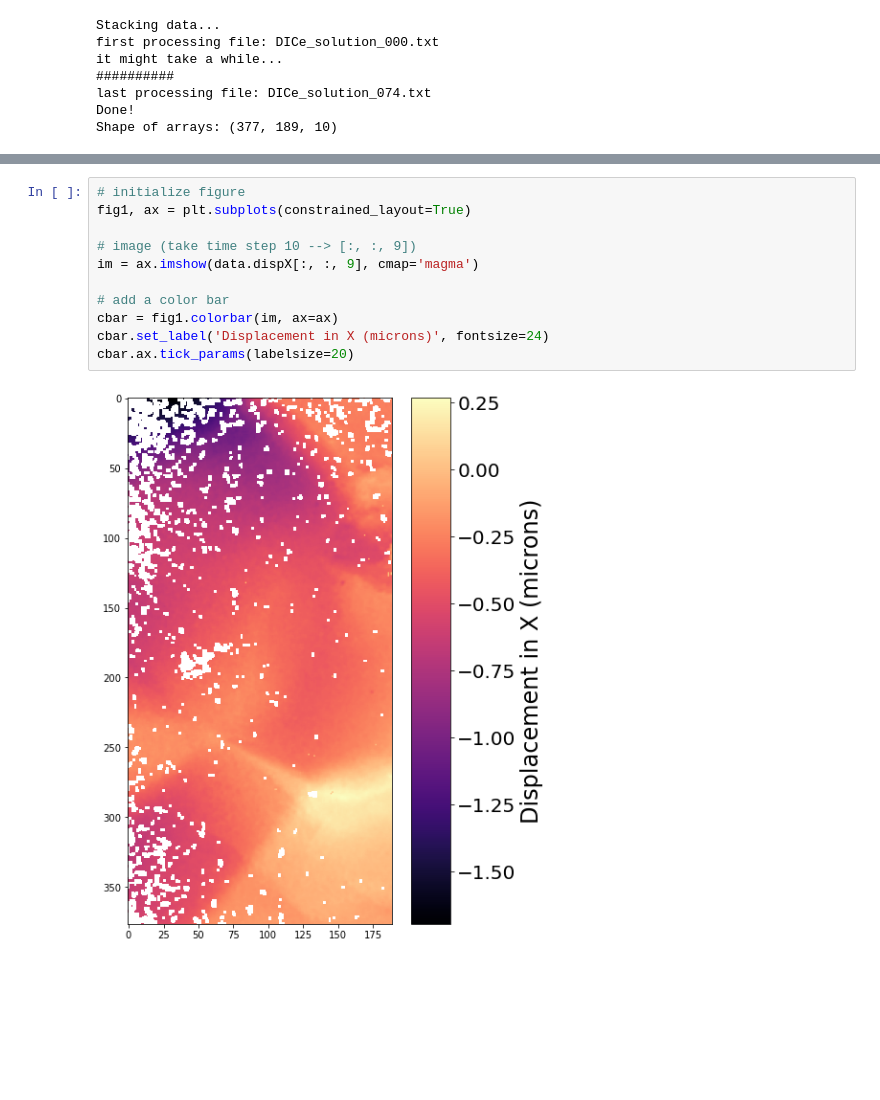
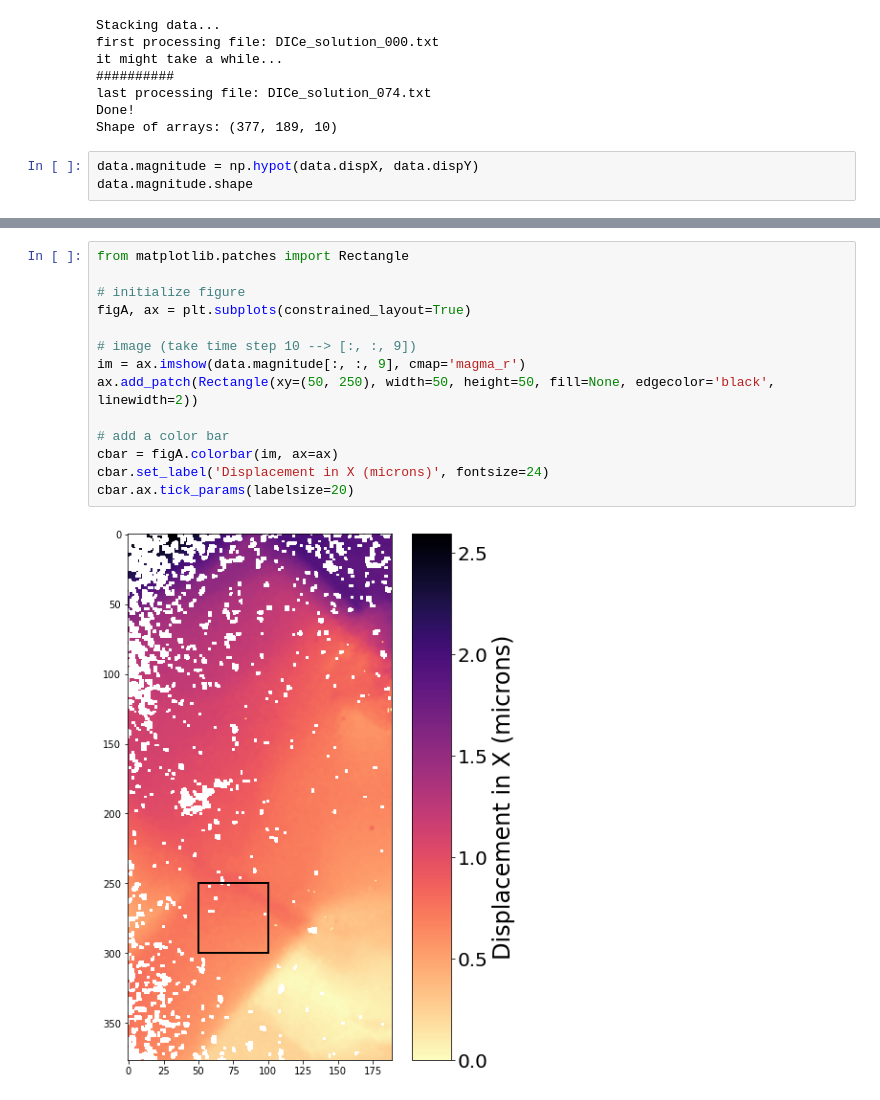
Before and after one commit to marcoalopez/Jupyter4DICe, a Jupyter notebook: notebooks/Displacement_analysis.ipynb, the cells around one changed output, grey strips where cells are left out. Cells and saved outputs as stored; diff of their text form; blank space fills up the shorter version.

```diff
--- a/notebooks/Displacement_analysis.ipynb
+++ b/notebooks/Displacement_analysis.ipynb
@@ -71,3 +71,6 @@ it might take a while...
 last processing file: DICe_solution_074.txt
 Done!
 Shape of arrays: (377, 189, 10)
+# %%
+data.magnitude = np.hypot(data.dispX, data.dispY)
+data.magnitude.shape
@@ -74,13 +115,16 @@ Shape of arrays: (377, 189, 10)
 # %%
+from matplotlib.patches import Rectangle
+
 # initialize figure
-fig1, ax = plt.subplots(constrained_layout=True)
+figA, ax = plt.subplots(constrained_layout=True)
 
 # image (take time step 10 --> [:, :, 9])
-im = ax.imshow(data.dispX[:, :, 9], cmap='magma')
+im = ax.imshow(data.magnitude[:, :, 9], cmap='magma_r')
+ax.add_patch(Rectangle(xy=(50, 250), width=50, height=50, fill=None, edgecolor='black', linewidth=2))
 
 # add a color bar
-cbar = fig1.colorbar(im, ax=ax)
+cbar = figA.colorbar(im, ax=ax)
 cbar.set_label('Displacement in X (microns)', fontsize=24)
 cbar.ax.tick_params(labelsize=20)
 # %% [output]
-[figure, old version]
+[figure, new version]
```
Also changed, not shown: parts of 9 cells of this notebook.
